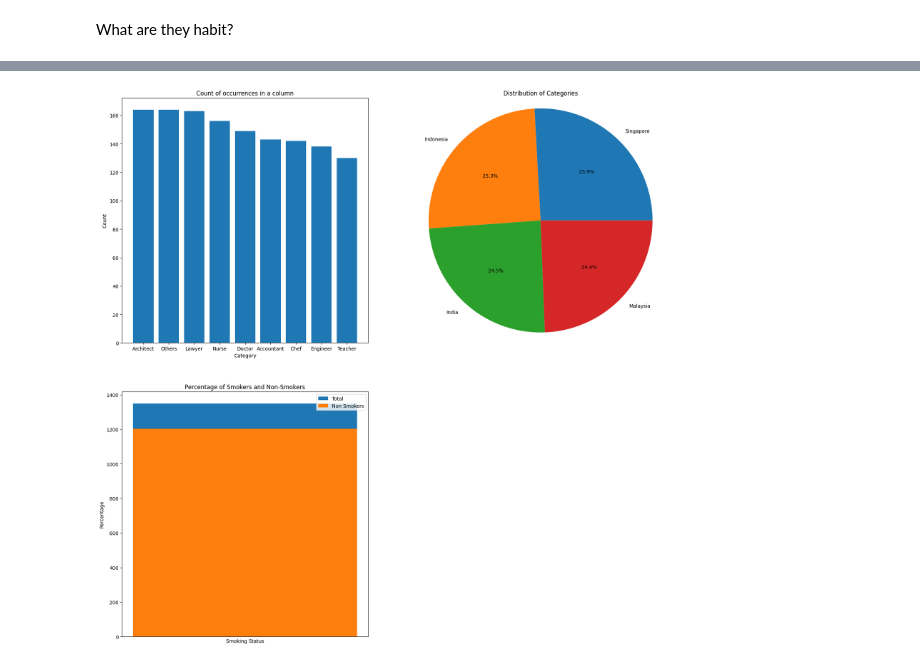
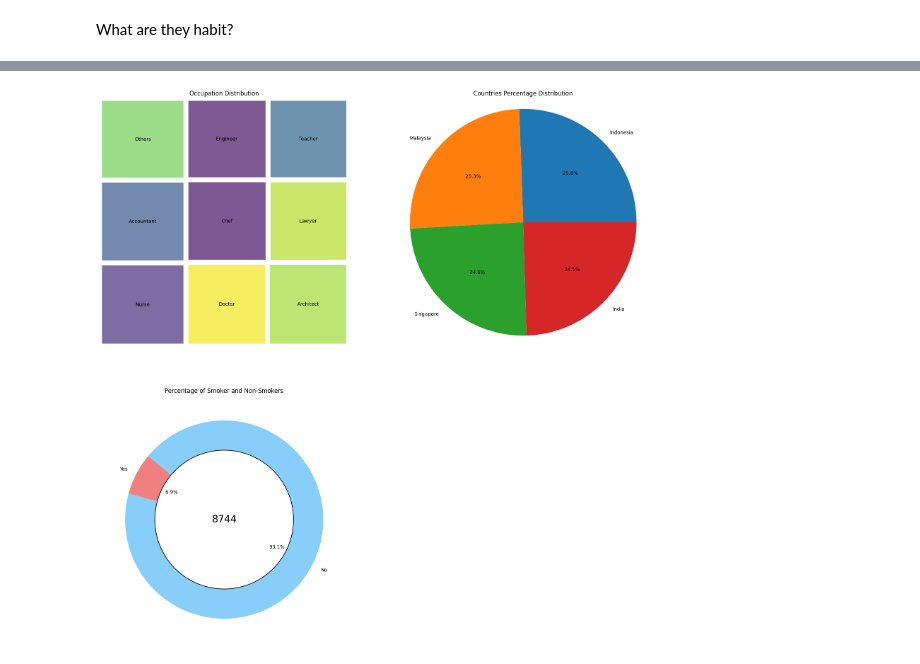
Before and after one commit to jeffatgithub/ntuchealth, a Jupyter notebook: analysis.ipynb, the cells around one changed output, grey strips where cells are left out. Cells and saved outputs as stored; diff of their text form; code cells hidden in the pictures.

Commit message:
Added Seaborn Chart

```diff
--- a/analysis.ipynb
+++ b/analysis.ipynb
@@ -19,6 +21,7 @@ data_df.age_years.unique()
 array([50, 55, 51, 48, 47, 60, 61, 54, 40, 39, 45, 58, 59, 63, 64, 53, 49,
        57, 56, 46, 43, 62, 52, 42, 44, 41, 29, 30])
 # %%
-data_30_df = data_df[(data_df.age_years > 29) & (data_df.age_years < 40) & (data_df.disease == 0)]
+#data_30_df = data_df[(data_df.age_years > 29) & (data_df.age_years < 40) & (data_df.disease == 0)]
+data_30_df = data_df[(data_df.age_years > 59) & (data_df.disease == 1)]
 data_30_df.shape
 # %% [output]
@@ -38,42 +63,71 @@ plt.subplot(2, 2, 1)
 
 occupation_counts = data_30_df.occupation.value_counts()
 
 # Create bar chart
-plt.bar(occupation_counts.index, occupation_counts.values)
+#plt.bar(occupation_counts.index, occupation_counts.values)
+squarify.plot(sizes=occupation_counts.values, label=occupation_counts.index, alpha=0.7, pad= 0.25)
+
+plt.axis("off")
 
 # Adding labels and title
 plt.xlabel('Category')
 plt.ylabel('Count')
-plt.title('Count of occurrences in a column')
+plt.title('Occupation Distribution')
 
 
 #2
 plt.subplot(2,2,2)
 country_counts = data_30_df.country.value_counts()
 
 # Create pie chart
 plt.pie(country_counts, labels=country_counts.index, autopct='%1.1f%%')
-plt.title('Distribution of Categories')
+plt.title('Countries Percentage Distribution')
 plt.axis('equal')  # Equal aspect ratio ensures that pie is drawn as a circle.
 
+
+#Chart 3
 plt.subplot(2,2,3)
-smoke_counts = data_30_df['smoke'].value_counts()
+#smoke_counts = data_30_df['smoke'].value_counts()
+#smoke_counts = data_30_df['smoke']
 
-plt.bar(0, smoke_counts.sum(), label='Total')
-plt.bar(0, smoke_counts[0], label='Non Smokers')
+no_of_1s = len(data_30_df[data_30_df['smoke'] == 1])
+no_of_0s = len(data_30_df[data_30_df['smoke'] == 0])
+
+#no_of_0s = 20
+#no_of_1s = 80
+
+total_smokecount = no_of_0s + no_of_1s
+
+labels = ['Yes', 'No']
+sizes = [no_of_1s, no_of_0s]
+colors = ['lightcoral', 'lightskyblue']
+
+plt.pie(sizes, labels=labels, colors=colors, autopct='%1.1f%%', startangle=140)
+#plt.pie(sizes, labels, colors, autopct='%1.1f%%', startangle=140)
+centerpie = plt.Circle((0,0), 0.7, color='black', fc='white', linewidth=1.25, )
+pie_fig = plt.gcf()
+pie_fig.gca().add_artist(centerpie)
+
+plt.title("Percentage of Smoker and Non-Smokers")
+plt.text(0,0, total_smokecount, ha='center', va='center', fontsize=20)
+
+#plt.axis('equals')
+
+#plt.bar(0, smoke_counts.sum(), label='Total')
+#plt.bar(0, smoke_counts[0], label='Non Smokers')
 
 
 # Calculate percentages
 #total = sum(smoke_counts)
 #percentages = {key: (value / total) * 100 for key, value in smoke_counts.items()}
 
 # Create bar chart
-plt.xlabel('Smoking Status')
-plt.ylabel('Percentage')
-plt.title('Percentage of Smokers and Non-Smokers')
-plt.legend()
-plt.xticks([])
+#plt.xlabel('Smoking Status')
+#plt.ylabel('Percentage')
+#plt.title('Percentage of Smokers and Non-Smokers')
+#plt.legend()
+#plt.xticks([])
 
 plt.show()
 # %% [output]
-[figure, old version]
+[figure, new version]
```
Also changed, not shown: parts of 5 cells of this notebook, 1 other file.
